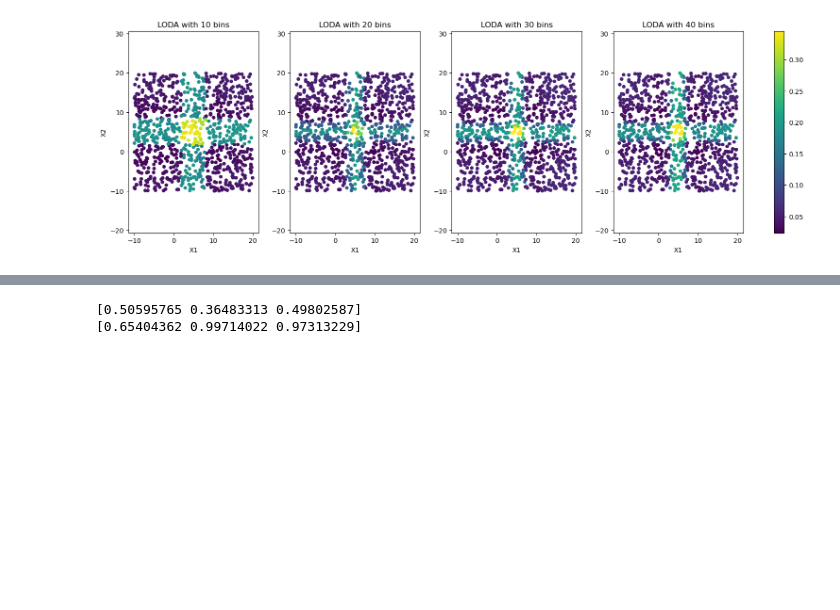
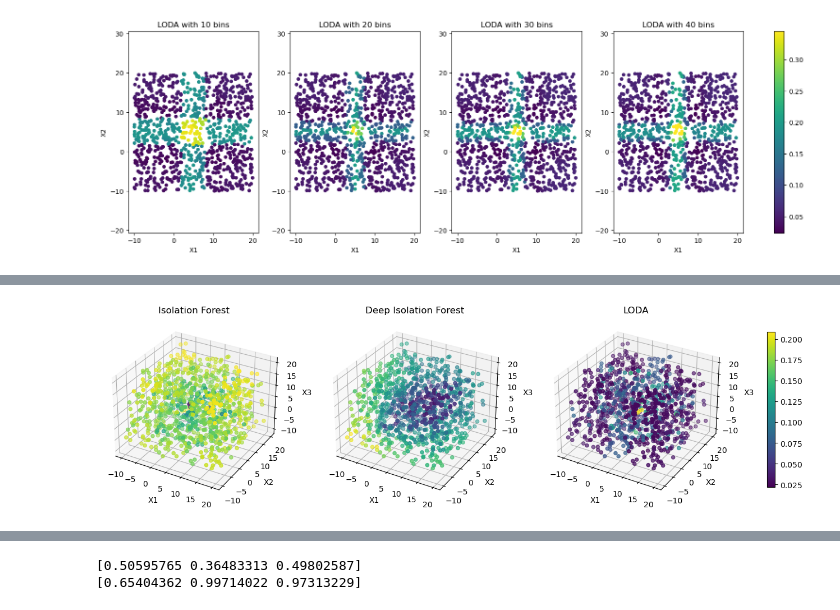
Before and after one commit to GabroveanuRazvan/Anomaly-Detection-Lab, a Jupyter notebook: lab3.ipynb, the cells around one changed output, grey strips where cells are left out. Drawn from its saved outputs; the diff is of its cells as text; code cells hidden in the pictures; blank space fills up the shorter version.

```diff
--- a/lab3.ipynb
+++ b/lab3.ipynb
@@ -250,0 +281,47 @@ plt.show()
+# %%
+iforest_model = IForest(contamination=0.2,random_state=9000)
+iforest_model.fit(x)
+scores_i_forest = iforest_model.decision_function(x_test)
+
+deep_iforest_model = DIF(contamination=0.2,random_state=9000)
+deep_iforest_model.fit(x)
+scores_deep_iforest_model = deep_iforest_model.decision_function(x_test)
+
+loda_model = LODA(contamination=0.2)
+loda_model.fit(x)
+scores_loda_model = loda_model.decision_function(x_test)
+# %%
+fig = plt.figure(figsize=(18, 6))
+
+ax1 = fig.add_subplot(1, 3, 1, projection='3d')
+ax2 = fig.add_subplot(1, 3, 2, projection='3d')
+ax3 = fig.add_subplot(1, 3, 3, projection='3d')
+
+# Isolation Forest
+p1 = ax1.scatter(x_test[:, 0], x_test[:, 1], x_test[:, 2],
+                 c=scores_i_forest, cmap='viridis', s=20)
+ax1.set_title("Isolation Forest")
+ax1.set_xlabel("X1")
+ax1.set_ylabel("X2")
+ax1.set_zlabel("X3")
+
+# Deep Isolation Forest
+p2 = ax2.scatter(x_test[:, 0], x_test[:, 1], x_test[:, 2],
+                 c=scores_deep_iforest_model, cmap='viridis', s=20)
+ax2.set_title("Deep Isolation Forest")
+ax2.set_xlabel("X1")
+ax2.set_ylabel("X2")
+ax2.set_zlabel("X3")
+
+# LODA
+p3 = ax3.scatter(x_test[:, 0], x_test[:, 1], x_test[:, 2],
+                 c=scores_loda_model, cmap='viridis', s=20)
+ax3.set_title("LODA")
+ax3.set_xlabel("X1")
+ax3.set_ylabel("X2")
+ax3.set_zlabel("X3")
+
+fig.colorbar(p3, ax=[ax1, ax2, ax3], shrink=0.6, location='right')
+plt.show()
+# %% [output]
+[figure, added]
```
Also changed, not shown: parts of 8 cells of this notebook.
